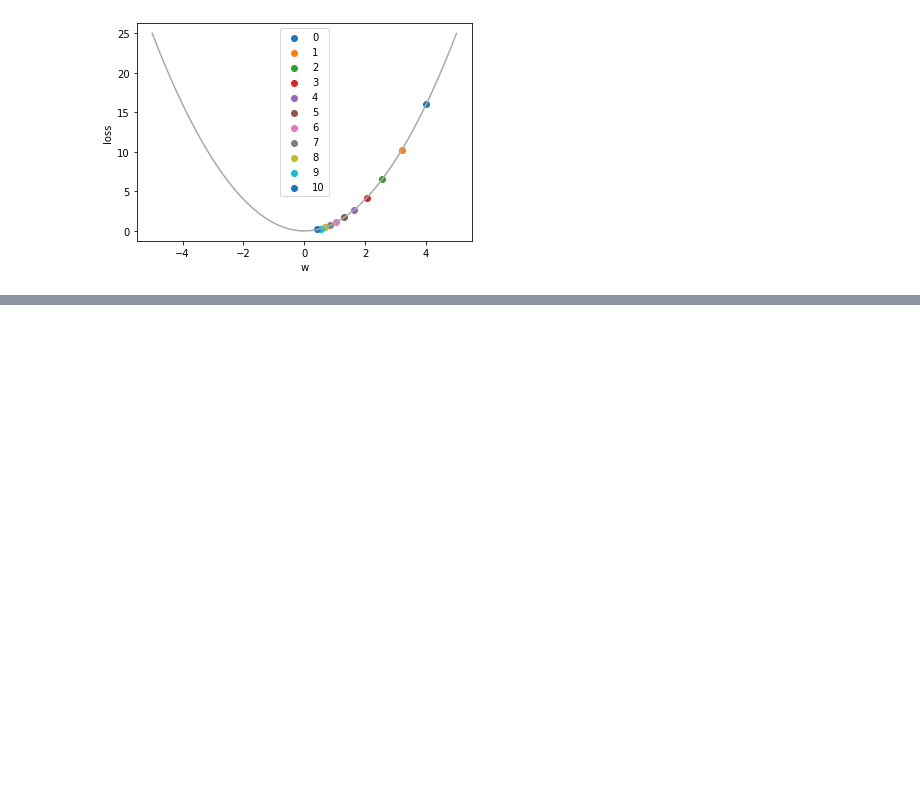
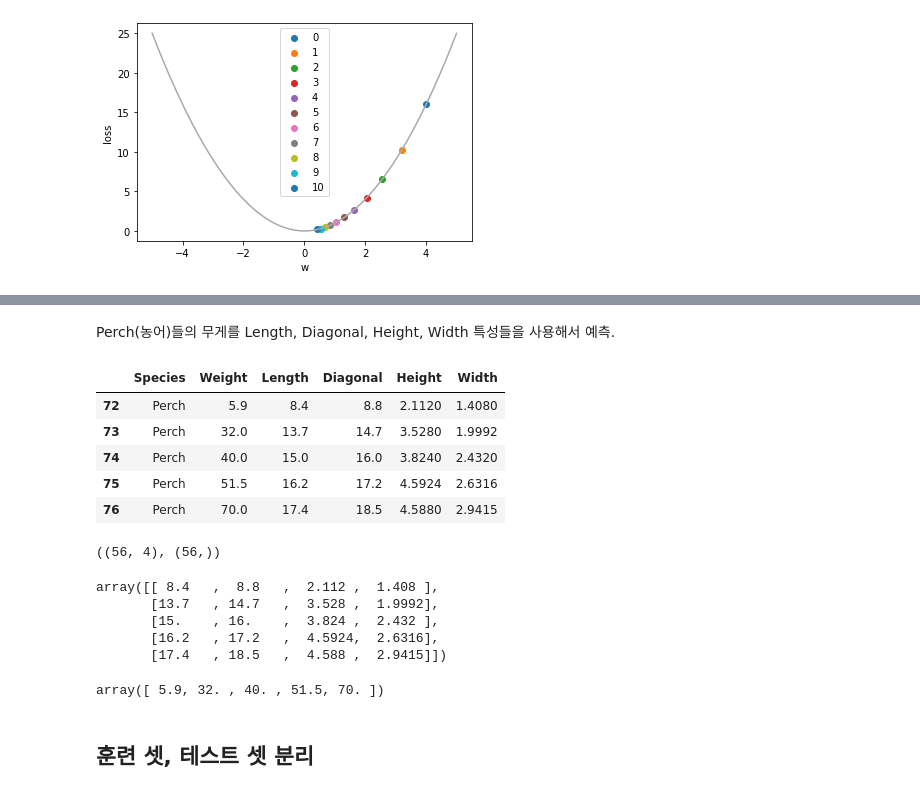
Before and after one commit to DavidJeonKr/lab_python, a Jupyter notebook: ml07_gradient_descent.ipynb, the cells around one changed output, grey strips where cells are left out. Drawn from its saved outputs; the diff is of its cells as text; code cells hidden in the pictures; blank space fills up the shorter version.

```diff
--- a/ml07_gradient_descent.ipynb
+++ b/ml07_gradient_descent.ipynb
@@ -55,0 +95,12 @@ plt.show()
+# %% [markdown]
+Perch(농어)들의 무게를 Length, Diagonal, Height, Width 특성들을 사용해서 예측.
+# %%
+perch = fish[fish['Species'] == 'Perch']
+perch.head()
+# %% [output]
+|  | Species | Weight | Length | Diagonal | Height | Width |
+| 72 | Perch | 5.9 | 8.4 | 8.8 | 2.1120 | 1.4080 |
+| 73 | Perch | 32.0 | 13.7 | 14.7 | 3.5280 | 1.9992 |
+| 74 | Perch | 40.0 | 15.0 | 16.0 | 3.8240 | 2.4320 |
+| 75 | Perch | 51.5 | 16.2 | 17.2 | 4.5924 | 2.6316 |
+| 76 | Perch | 70.0 | 17.4 | 18.5 | 4.5880 | 2.9415 |
@@ -55,0 +110,18 @@ plt.show()
+# %%
+X.shape, y.shape
+# %% [output]
+((56, 4), (56,))
+# %%
+X[:5, :]
+# %% [output]
+array([[ 8.4   ,  8.8   ,  2.112 ,  1.408 ],
+       [13.7   , 14.7   ,  3.528 ,  1.9992],
+       [15.    , 16.    ,  3.824 ,  2.432 ],
+       [16.2   , 17.2   ,  4.5924,  2.6316],
+       [17.4   , 18.5   ,  4.588 ,  2.9415]])
+# %%
+y[:5]
+# %% [output]
+array([ 5.9, 32. , 40. , 51.5, 70. ])
+# %% [markdown]
+## 훈련 셋, 테스트 셋 분리
```
Also changed, not shown: parts of 69 cells of this notebook.
